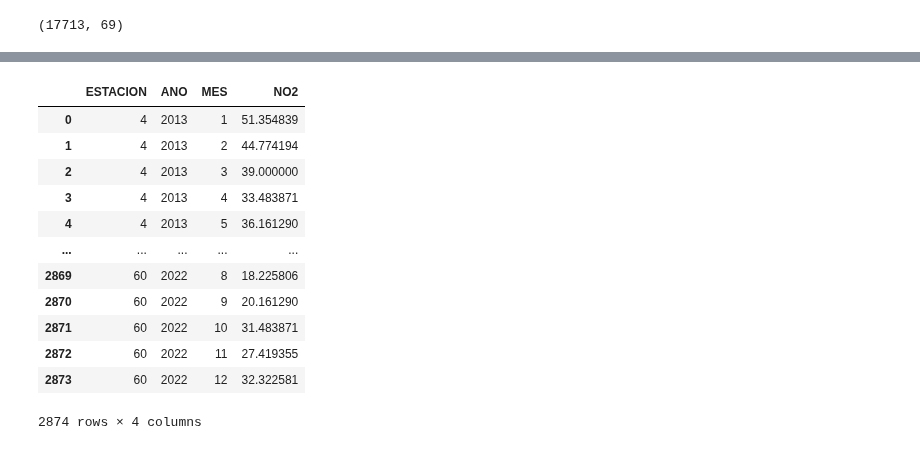
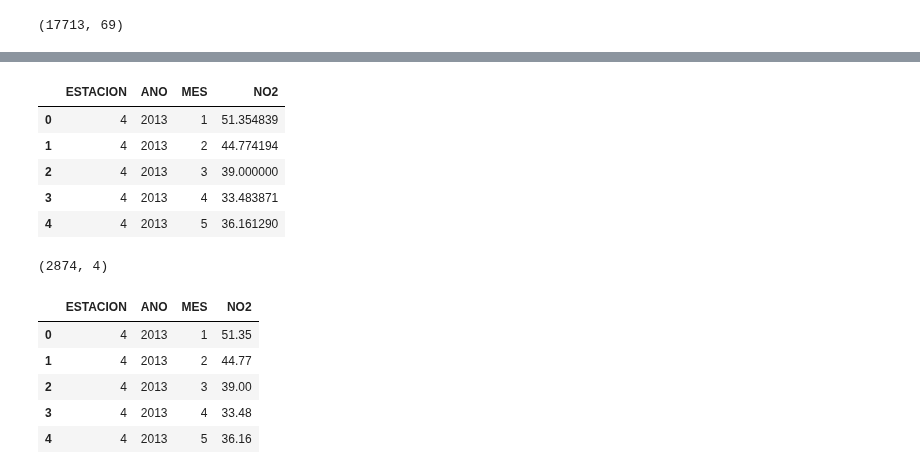
Before and after one commit to charlieciordia/AQ-MAD, a Jupyter notebook: notebook/AQ_Temporal_Insights_Lab.ipynb, the cells around one changed output, grey strips where cells are left out. Cells and saved outputs as stored; diff of their text form; code cells hidden in the pictures.

```diff
--- a/notebook/AQ_Temporal_Insights_Lab.ipynb
+++ b/notebook/AQ_Temporal_Insights_Lab.ipynb
@@ -311,18 +309,15 @@ df_total.head()
 # %%
 dft = NO2_clean(df_total)
+# %%
+dft.head()
+# %% [output]
+|  | ESTACION | ANO | MES | NO2 |
+| 0 | 4 | 2013 | 1 | 51.354839 |
+| 1 | 4 | 2013 | 2 | 44.774194 |
+| 2 | 4 | 2013 | 3 | 39.000000 |
+| 3 | 4 | 2013 | 4 | 33.483871 |
+| 4 | 4 | 2013 | 5 | 36.161290 |
 # %%
-dft
+dft.shape
 # %% [output]
-|  | ESTACION | ANO | MES | NO2 |
-| 0 | 4 | 2013 | 1 | 51.354839 |
-| 1 | 4 | 2013 | 2 | 44.774194 |
-| 2 | 4 | 2013 | 3 | 39.000000 |
-| 3 | 4 | 2013 | 4 | 33.483871 |
-| 4 | 4 | 2013 | 5 | 36.161290 |
-| ... | ... | ... | ... | ... |
-| 2869 | 60 | 2022 | 8 | 18.225806 |
-| 2870 | 60 | 2022 | 9 | 20.161290 |
-| 2871 | 60 | 2022 | 10 | 31.483871 |
-| 2872 | 60 | 2022 | 11 | 27.419355 |
-| 2873 | 60 | 2022 | 12 | 32.322581 |
-2874 rows × 4 columns
+(2874, 4)
@@ -328,0 +326,9 @@ dft
+# %%
+dft.head()
+# %% [output]
+|  | ESTACION | ANO | MES | NO2 |
+| 0 | 4 | 2013 | 1 | 51.35 |
+| 1 | 4 | 2013 | 2 | 44.77 |
+| 2 | 4 | 2013 | 3 | 39.00 |
+| 3 | 4 | 2013 | 4 | 33.48 |
+| 4 | 4 | 2013 | 5 | 36.16 |
```
Also changed, not shown: parts of 13 cells of this notebook, 12 other files.
